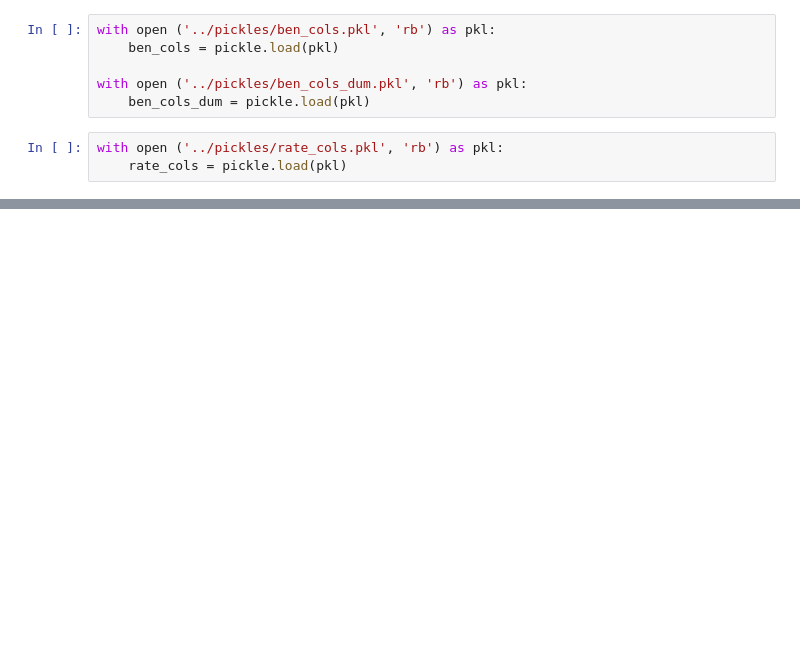
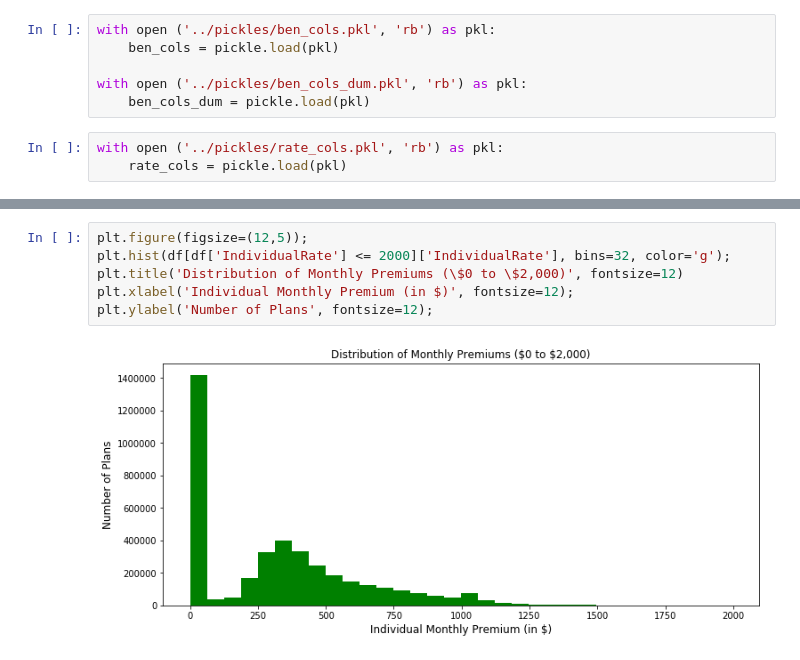
Before and after one commit to namanbhandari1/capstone, a Jupyter notebook: notebooks/04-EDA.ipynb, the cells around one changed output, grey strips where cells are left out. Saved outputs shown, nothing was run; the diff lists cells and outputs as text; blank space fills up the shorter version.

```diff
--- a/notebooks/04-EDA.ipynb
+++ b/notebooks/04-EDA.ipynb
@@ -86,0 +39,8 @@ avg_rate_plans.plot(kind='barh',
+# %%
+plt.figure(figsize=(12,5));
+plt.hist(df[df['IndividualRate'] <= 2000]['IndividualRate'], bins=32, color='g');
+plt.title('Distribution of Monthly Premiums (\$0 to \$2,000)', fontsize=12)
+plt.xlabel('Individual Monthly Premium (in $)', fontsize=12);
+plt.ylabel('Number of Plans', fontsize=12);
+# %% [output]
+[figure, added]
```
Also changed, not shown: parts of 36 cells of this notebook, 1 other file.
